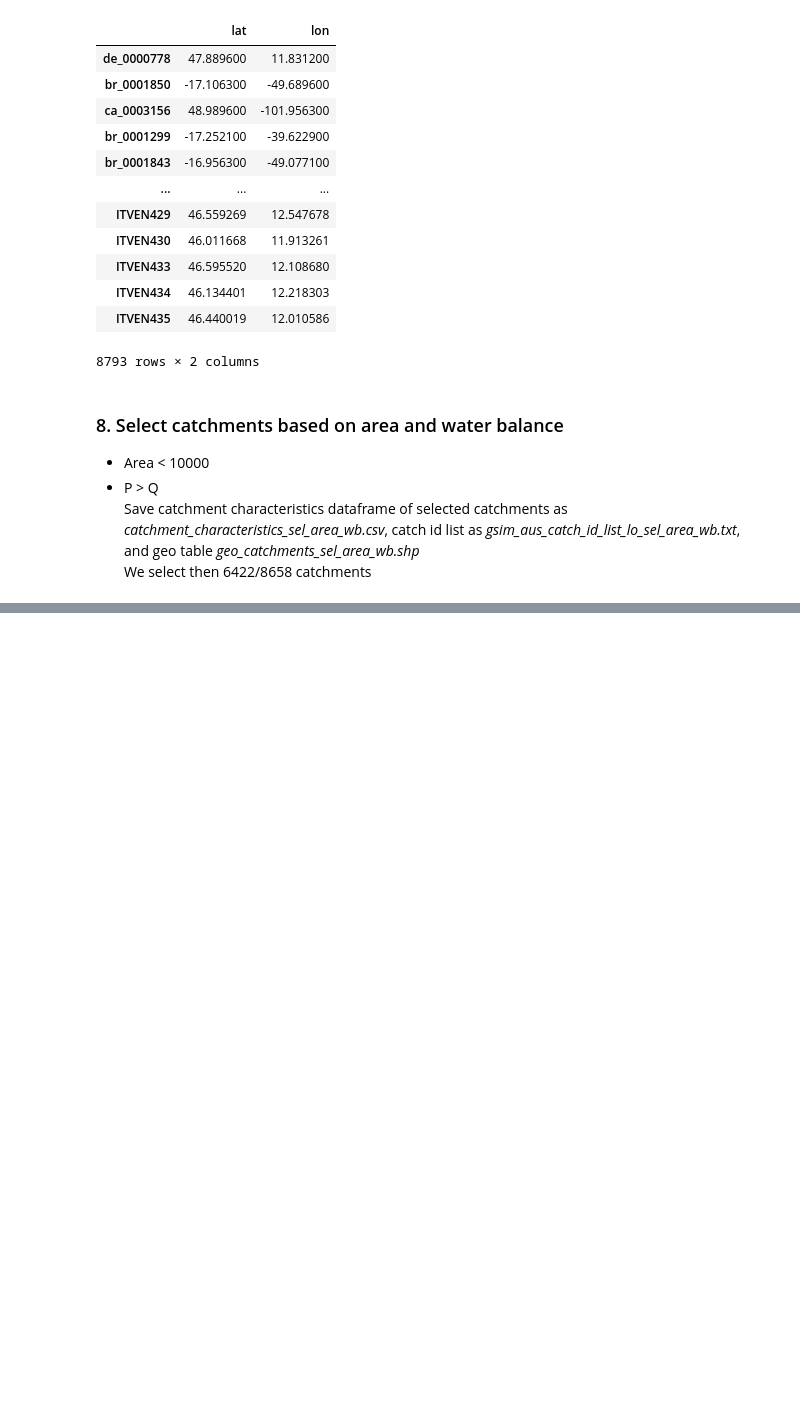
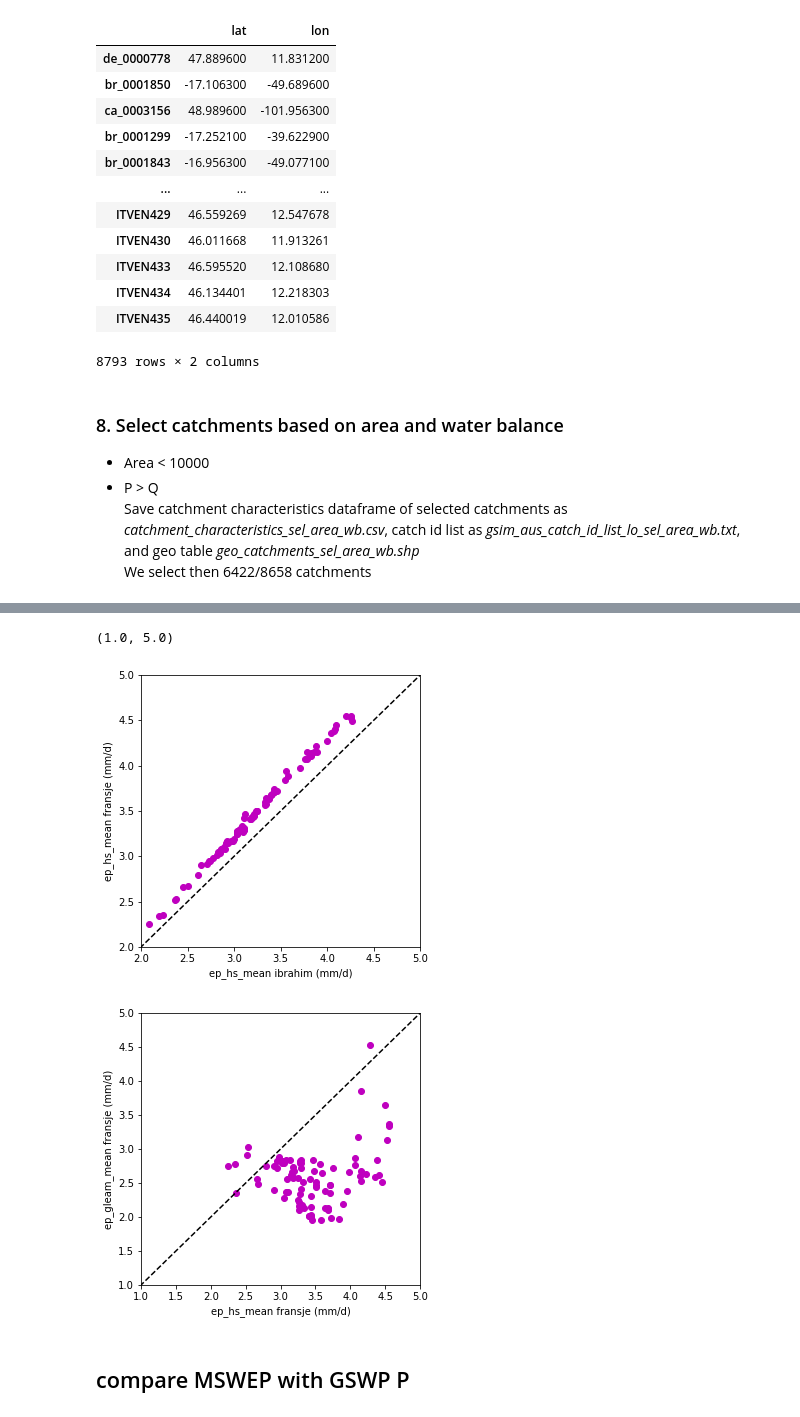
Before and after one commit to fvanoorschot/global_sr_module, a Jupyter notebook: catchment_descriptors.ipynb, the cells around one changed output, grey strips where cells are left out. Saved outputs shown, nothing was run; the diff lists cells and outputs as text; code cells hidden in the pictures; blank space fills up the shorter version.

```diff
--- a/catchment_descriptors.ipynb
+++ b/catchment_descriptors.ipynb
@@ -76,0 +89,9 @@ Name: phi_sc, dtype: float64
+# %%
+# check which catchments are missing
+el_id_list=[]
+for filepath in glob.iglob(f'{work_dir}/output/catchment_characteristics/{data_sources}/climate/*.csv'):
+    f = os.path.split(filepath)[1] # remove full path
+    f = f[:-4] # remove .year extension
+    el_id_list.append(f)
+dif = list(set(catch_id_list) - set(el_id_list))
+len(dif)
@@ -1241,0 +1368,38 @@ a.to_file(f'{work_dir}/output/geo_catchments_sel_area_wb.shp') #store geopandas
+# %%
+# compare estimates to Ibrahim results
+hsi = pd.read_csv(f'{work_dir}/output/hs_ep_ibrahim.csv',index_col=0,delimiter=';')
+hsi.index = pd.to_datetime(hsi.index)
+cols = hsi.columns
+hsm = hsi[cols].mean(axis=0)
+l=[]
+for i in cols:
+    l.append(i[10:])
+d = pd.DataFrame(index=l, columns=['ep_hs_mean_i'])
+d['ep_hs_mean_i'] = hsm.values
+
+gs = pd.read_csv(f'{work_dir}/output/forcing_timeseries/ep_hs_mean_catchments.csv',index_col=0)
+ms = pd.read_csv(f'{work_dir}/output/forcing_timeseries/ep_gleam_mean_catchments.csv',index_col=0)
+d['ep_hs_mean_f'] = gs.ep_hs_mean
+d['ep_g_mean_f'] = ms.ep_gleam_mean
+
+plt.figure(figsize=(5,5))
+plt.plot(d.ep_hs_mean_i, d.ep_hs_mean_f, 'mo')
+plt.plot([0,5],[0,5],'k--')
+plt.xlabel('ep_hs_mean ibrahim (mm/d)')
+plt.ylabel('ep_hs_mean fransje (mm/d)')
+plt.xlim(2,5)
+plt.ylim(2,5)
+
+plt.figure(figsize=(5,5))
+plt.plot(d.ep_hs_mean_f, d.ep_g_mean_f, 'mo')
+plt.plot([0,5],[0,5],'k--')
+plt.xlabel('ep_hs_mean fransje (mm/d)')
+plt.ylabel('ep_gleam_mean fransje (mm/d)')
+plt.xlim(1,5)
+plt.ylim(1,5)
+# %% [output]
+(1.0, 5.0)
+[figure, added]
+[figure, added]
+# %% [markdown]
+## compare MSWEP with GSWP P
```
Also changed, not shown: parts of 20 cells of this notebook, 2 other files.
